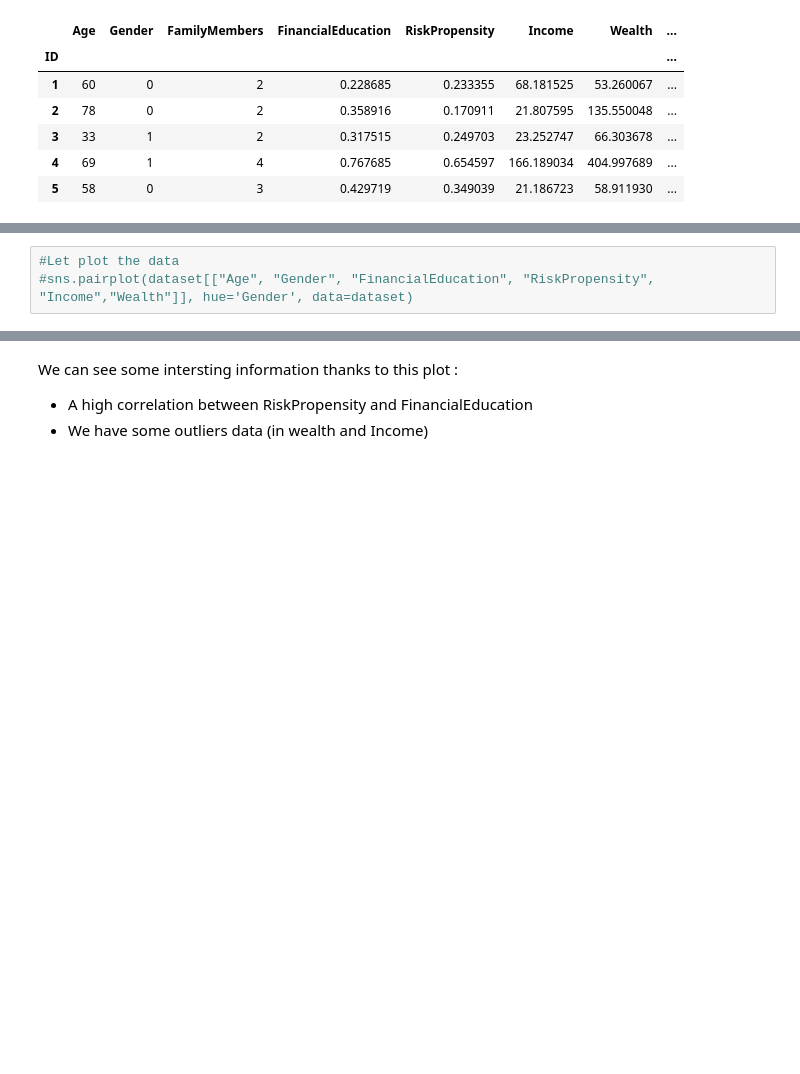
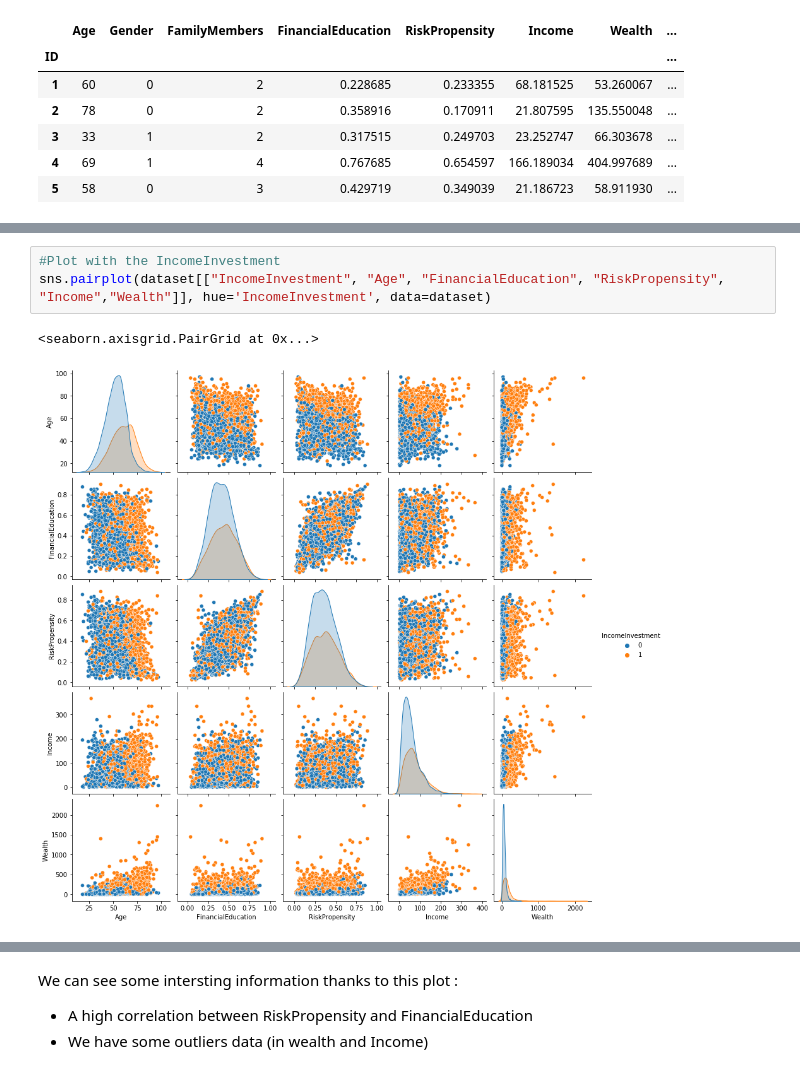
Before and after one commit to Emmalito/ML_BC2, a Jupyter notebook: src/classification.ipynb, the cells around one changed output, grey strips where cells are left out. Saved outputs shown, nothing was run; the diff lists cells and outputs as text; blank space fills up the shorter version.

```diff
--- a/src/classification.ipynb
+++ b/src/classification.ipynb
@@ -47,3 +54,6 @@ Here, we can see a subset of our dataset witch has 9 features including 3 qualit
 # %%
-#Let plot the data
-#sns.pairplot(dataset[["Age", "Gender", "FinancialEducation", "RiskPropensity", "Income","Wealth"]], hue='Gender', data=dataset)
+#Plot with the IncomeInvestment
+sns.pairplot(dataset[["IncomeInvestment", "Age", "FinancialEducation", "RiskPropensity", "Income","Wealth"]], hue='IncomeInvestment', data=dataset)
+# %% [output]
+<seaborn.axisgrid.PairGrid at 0x...>
+[figure, added]
```
Also changed, not shown: parts of 19 cells of this notebook, 3 other files.
